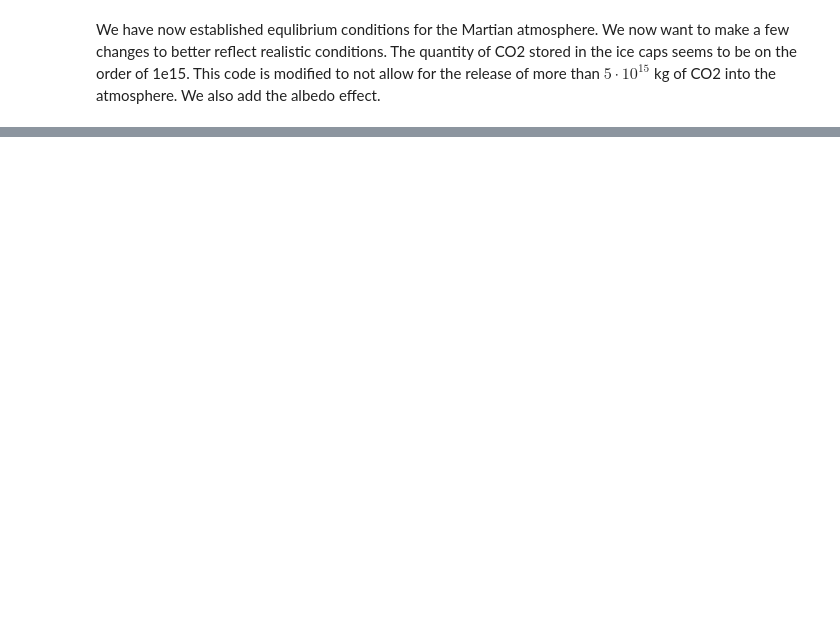
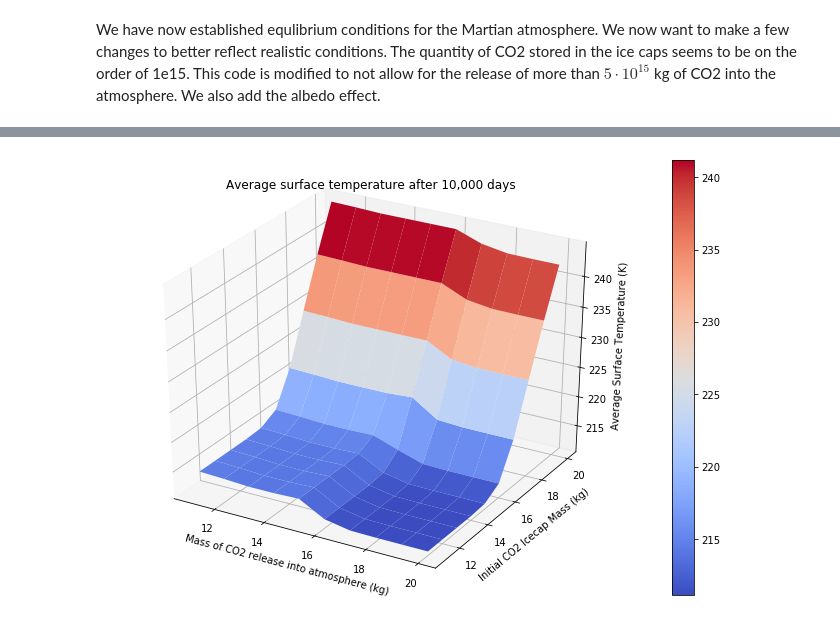
Before and after one commit to morganwb/Mars_Thermal_Project, a Jupyter notebook: Thermal_Notebook.ipynb, the cells around one changed output, grey strips where cells are left out. Saved outputs shown, nothing was run; the diff lists cells and outputs as text; code cells hidden in the pictures; blank space fills up the shorter version.

Commit message:
Final commit to project!

```diff
--- a/Thermal_Notebook.ipynb
+++ b/Thermal_Notebook.ipynb
@@ -301,0 +335,7 @@ plt.show()
+# %%
+G = np.linspace(11,20,10)
+A = np.linspace(11,20,10)
+output = np.empty([10,10])
+for i in range(10):
+    for j in range(10):
+        output[i,j] = last_ditch(C_i_0=G[i],C_release=A[j],it=10000)
@@ -301,0 +355,20 @@ plt.show()
+# %%
+Y, X = np.meshgrid(G,A)
+fig = plt.figure()
+ax = fig.gca(projection='3d')
+
+surf = ax.plot_surface(X,Y[::-1],output,cmap=cm.coolwarm)
+
+ax.set_title("Average surface temperature after 10,000 days")
+ax.set_ylabel('Initial CO2 Icecap Mass (kg)')
+ax.set_xlabel('Mass of CO2 release into atmosphere (kg)')
+ax.set_zlabel('Average Surface Temperature (K)')
+
+
+
+ax.autoscale()
+
+fig.colorbar(surf,ax=ax)
+plt.show()
+# %% [output]
+[figure, added]
```
Also changed, not shown: parts of 13 cells of this notebook.
